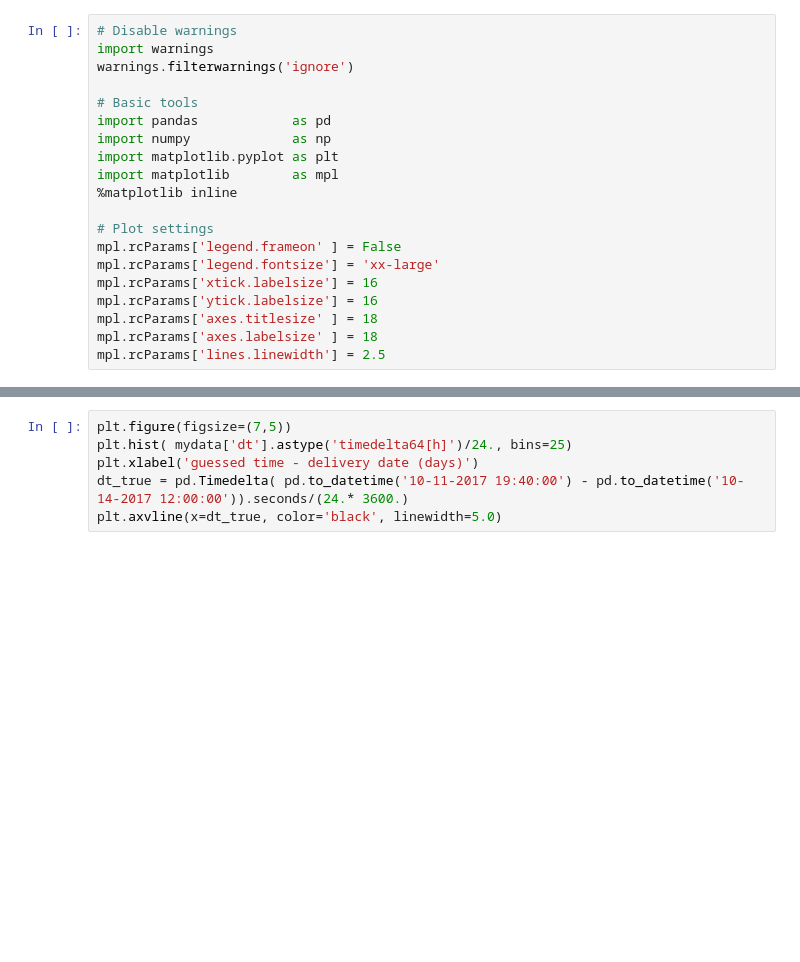
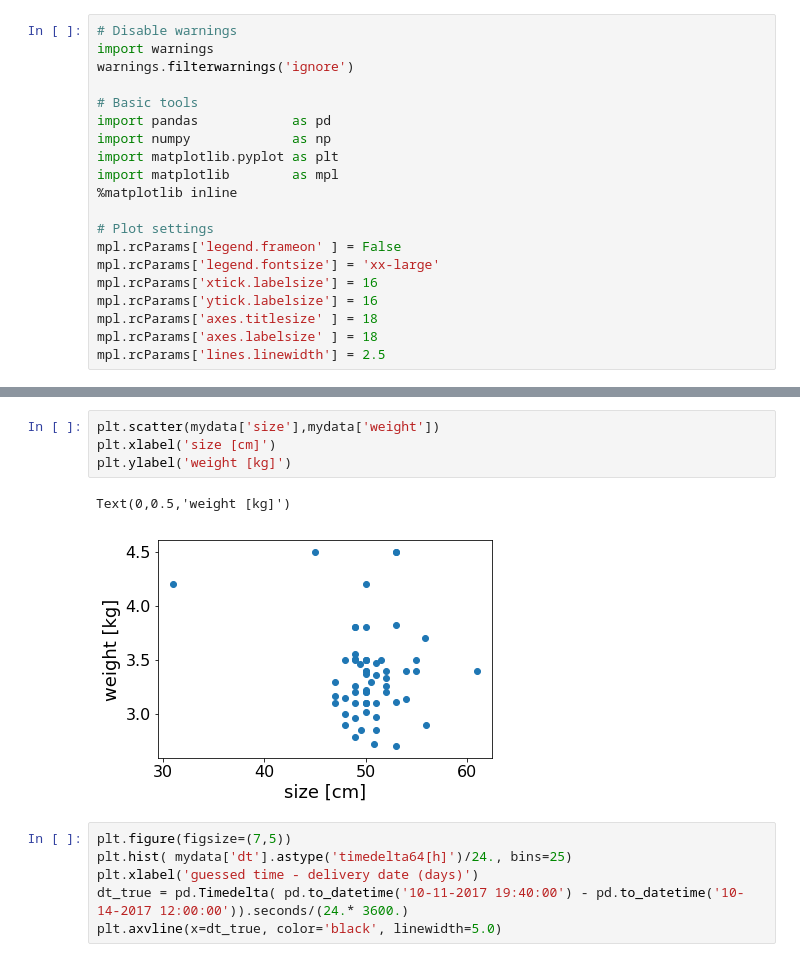
Before and after one commit to rmadar/BabyPollAnalysis, a Jupyter notebook: PollAnalysis.ipynb, the cells around one changed output, grey strips where cells are left out. Cells and saved outputs as stored; diff of their text form; blank space fills up the shorter version.

```diff
--- a/PollAnalysis.ipynb
+++ b/PollAnalysis.ipynb
@@ -101,3 +96,10 @@ plt.axvline(x=1, color='black', linewidth=5.0)
+# %%
+plt.scatter(mydata['size'],mydata['weight'])
+plt.xlabel('size [cm]')
+plt.ylabel('weight [kg]')
+# %% [output]
+Text(0,0.5,'weight [kg]')
+[figure, added]
 # %%
 plt.figure(figsize=(7,5))
 plt.hist( mydata['dt'].astype('timedelta64[h]')/24., bins=25)
```
Also changed, not shown: parts of 7 cells of this notebook.
